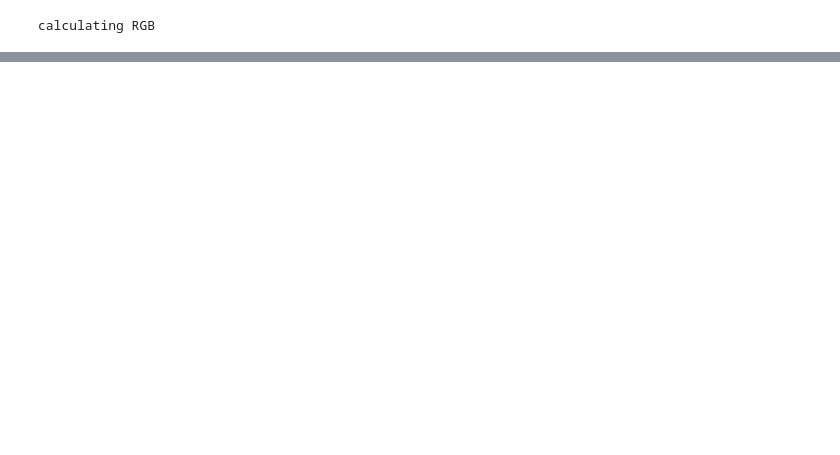
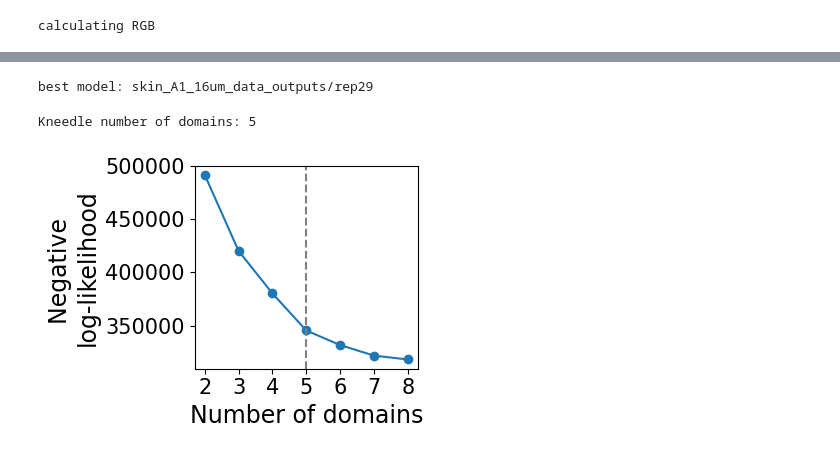
Before and after one commit to ScheWann/Loom, a Jupyter notebook: Python/gaston_tutorial.ipynb, the cells around one changed output, grey strips where cells are left out. Saved outputs shown, nothing was run; the diff lists cells and outputs as text; code cells hidden in the pictures; blank space fills up the shorter version.

```diff
--- a/Python/gaston_tutorial.ipynb
+++ b/Python/gaston_tutorial.ipynb
@@ -91,0 +153,9 @@ for r in range(R):
+# %%
+path_to_glmpca='skin_A1_16um_data/glmpca.npy'
+path_to_coords='skin_A1_16um_data/coords_mat.npy'
+
+A=np.load(path_to_glmpca) # GLM-PCA results used in manuscript
+S=np.load(path_to_coords)
+
+# z-score normalize S and A
+S_torch, A_torch = neural_net.load_rescale_input_data(S,A)
@@ -91,0 +202,28 @@ for r in range(R):
+# %%
+import torch
+import types
+import gaston.process_NN_output as process_NN_output
+
+_orig_load = torch.load
+
+def _load_wo(*args, **kwargs):
+    kwargs.setdefault('weights_only', False)
+    kwargs.setdefault('map_location', 'cpu')
+    return _orig_load(*args, **kwargs)
+
+torch.load = _load_wo
+
+try:
+    gaston_model, A, S = process_NN_output.process_files('skin_A1_16um_data_outputs')
+    counts_mat=np.load('skin_A1_16um_data/counts_mat.npy',allow_pickle=True)
+    coords_mat=np.load('skin_A1_16um_data/coords_mat.npy',allow_pickle=True)
+    gene_labels=np.load('skin_A1_16um_data/gene_labels.npy',allow_pickle=True)
+finally:
+    torch.load = _orig_load
+# %% [output]
+best model: skin_A1_16um_data_outputs/rep29
+# %%
+model_selection.plot_ll_curve(gaston_model, A, S, max_domain_num=8, start_from=2,num_buckets=100)
+# %% [output]
+Kneedle number of domains: 5
+[figure, added]
```
Also changed, not shown: parts of 23 cells of this notebook, 1 other file.
